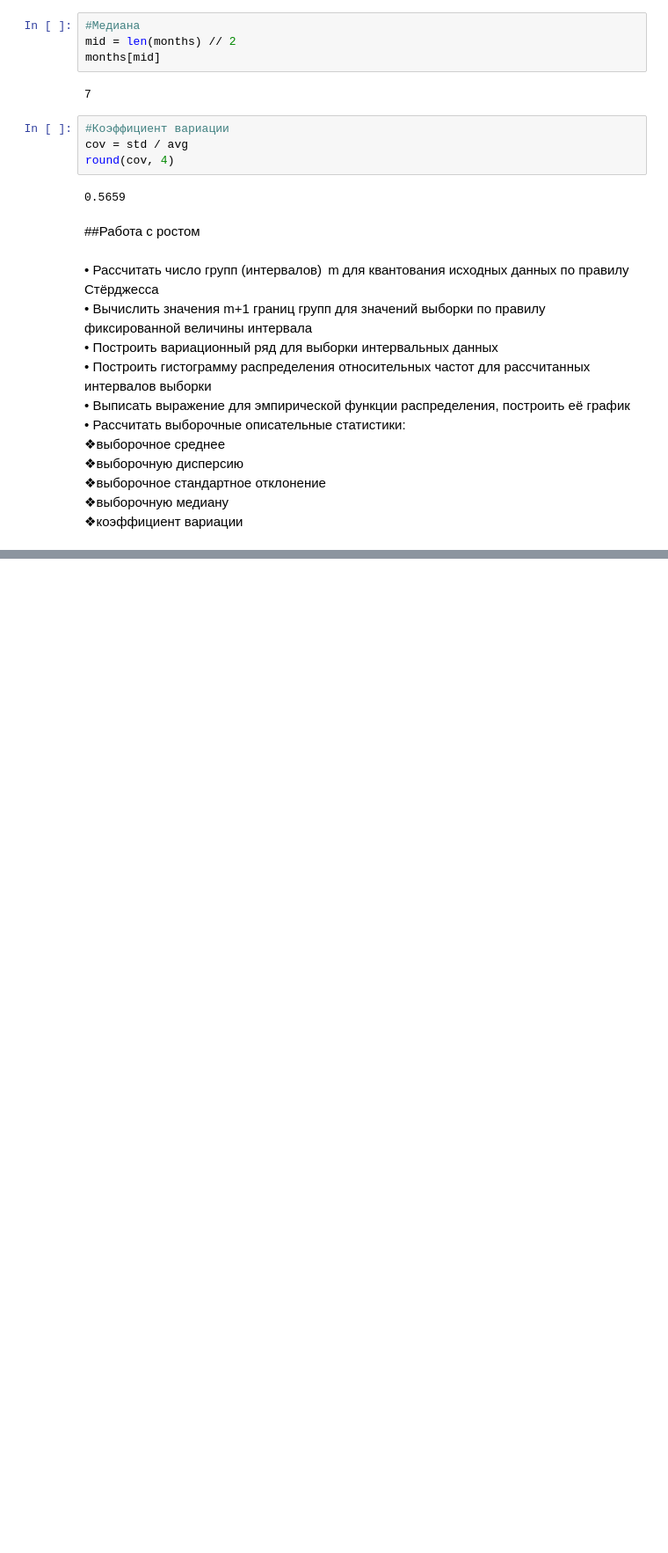
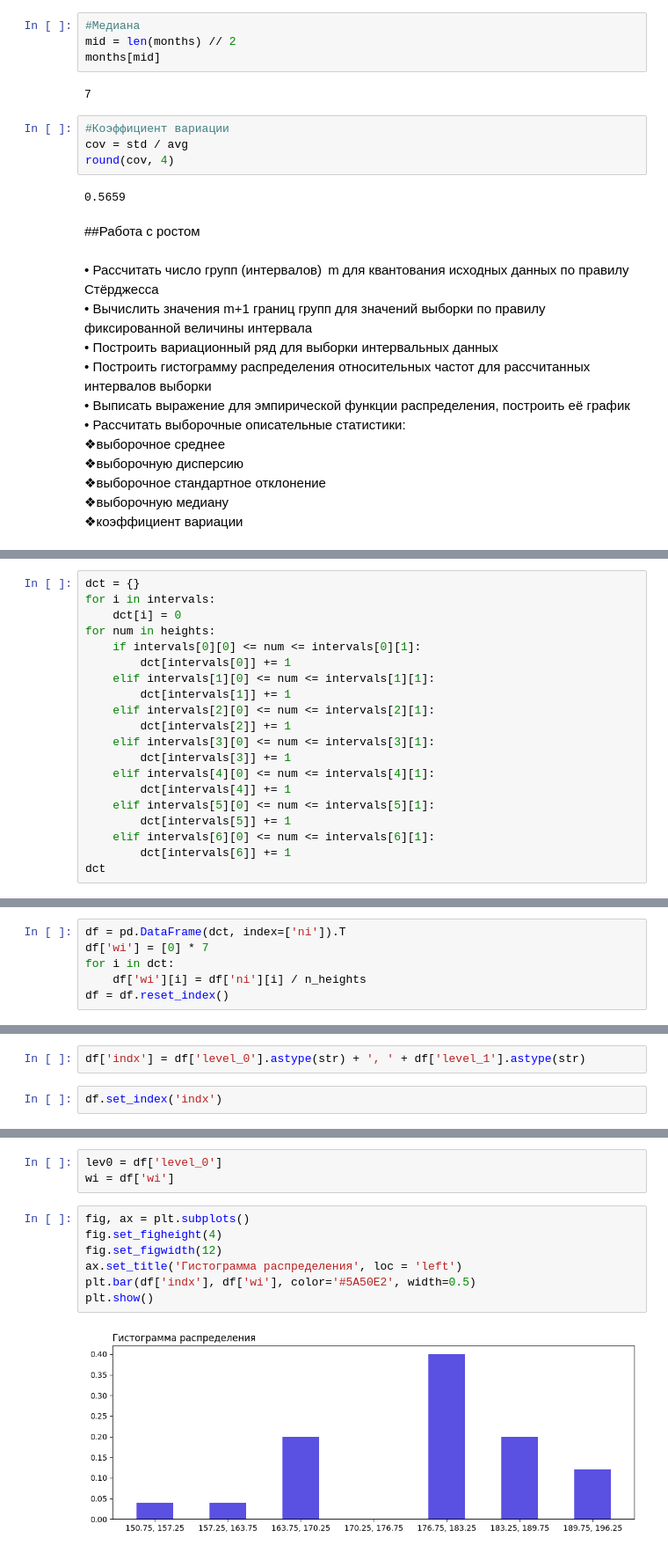
Before and after one commit to qylikss/stat, a Jupyter notebook: prac1.ipynb, the cells around one changed output, grey strips where cells are left out. Shown: that part at 88% size. Cells and saved outputs as stored; diff of their text form; blank space fills up the shorter version.

```diff
--- a/prac1.ipynb
+++ b/prac1.ipynb
@@ -146,0 +180,20 @@ round(cov, 4)
+# %%
+dct = {}
+for i in intervals:
+    dct[i] = 0
+for num in heights:
+    if intervals[0][0] <= num <= intervals[0][1]:
+        dct[intervals[0]] += 1
+    elif intervals[1][0] <= num <= intervals[1][1]:
+        dct[intervals[1]] += 1
+    elif intervals[2][0] <= num <= intervals[2][1]:
+        dct[intervals[2]] += 1
+    elif intervals[3][0] <= num <= intervals[3][1]:
+        dct[intervals[3]] += 1
+    elif intervals[4][0] <= num <= intervals[4][1]:
+        dct[intervals[4]] += 1
+    elif intervals[5][0] <= num <= intervals[5][1]:
+        dct[intervals[5]] += 1
+    elif intervals[6][0] <= num <= intervals[6][1]:
+        dct[intervals[6]] += 1
+dct
@@ -146,0 +208,6 @@ round(cov, 4)
+# %%
+df = pd.DataFrame(dct, index=['ni']).T
+df['wi'] = [0] * 7
+for i in dct:
+    df['wi'][i] = df['ni'][i] / n_heights
+df = df.reset_index()
@@ -146,0 +226,4 @@ round(cov, 4)
+# %%
+df['indx'] = df['level_0'].astype(str) + ', ' + df['level_1'].astype(str)
+# %%
+df.set_index('indx')
@@ -146,0 +240,12 @@ round(cov, 4)
+# %%
+lev0 = df['level_0']
+wi = df['wi']
+# %%
+fig, ax = plt.subplots()
+fig.set_figheight(4)
+fig.set_figwidth(12)
+ax.set_title('Гистограмма распределения', loc = 'left')
+plt.bar(df['indx'], df['wi'], color='#5A50E2', width=0.5)
+plt.show()
+# %% [output]
+[figure, added]
```
Also changed, not shown: parts of 22 cells of this notebook.
